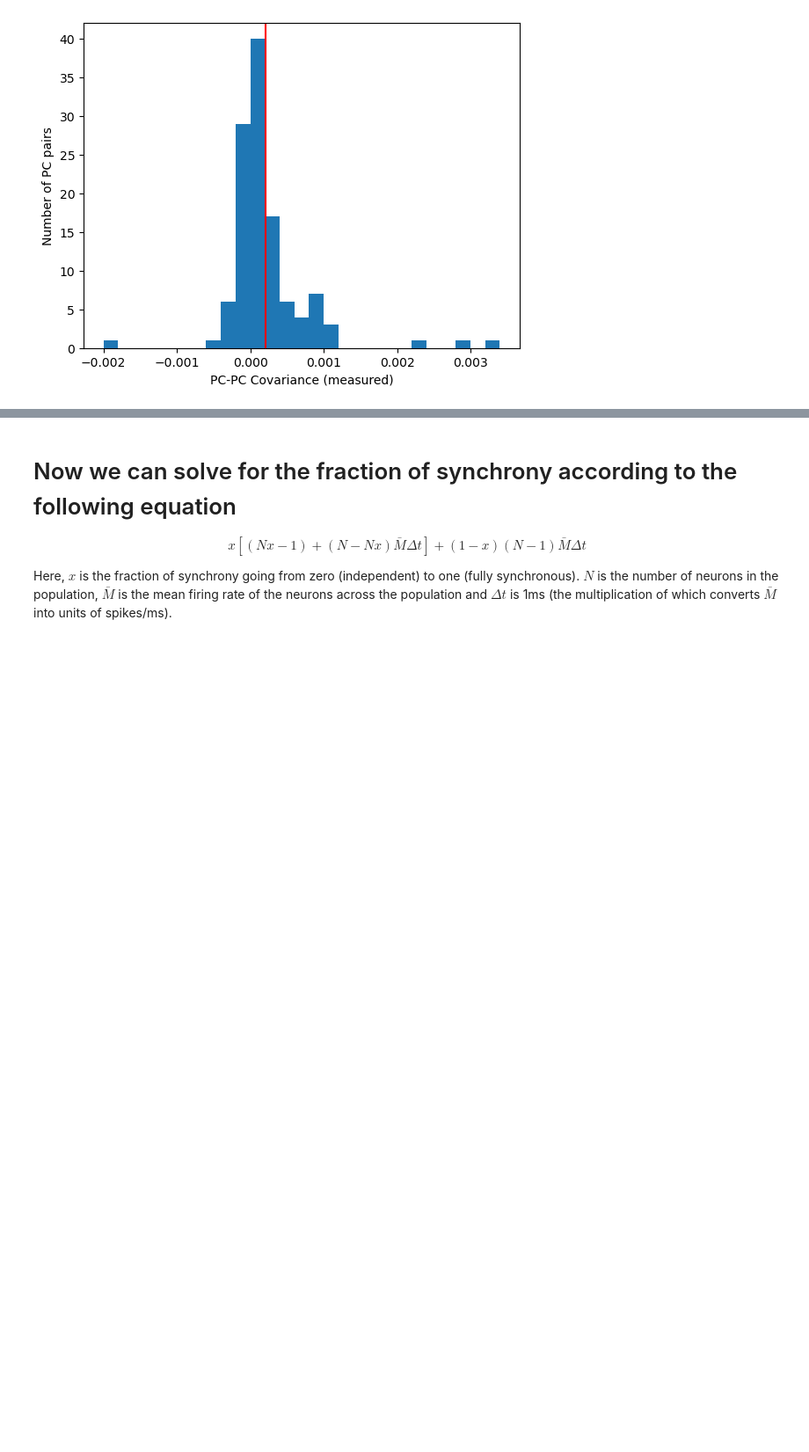
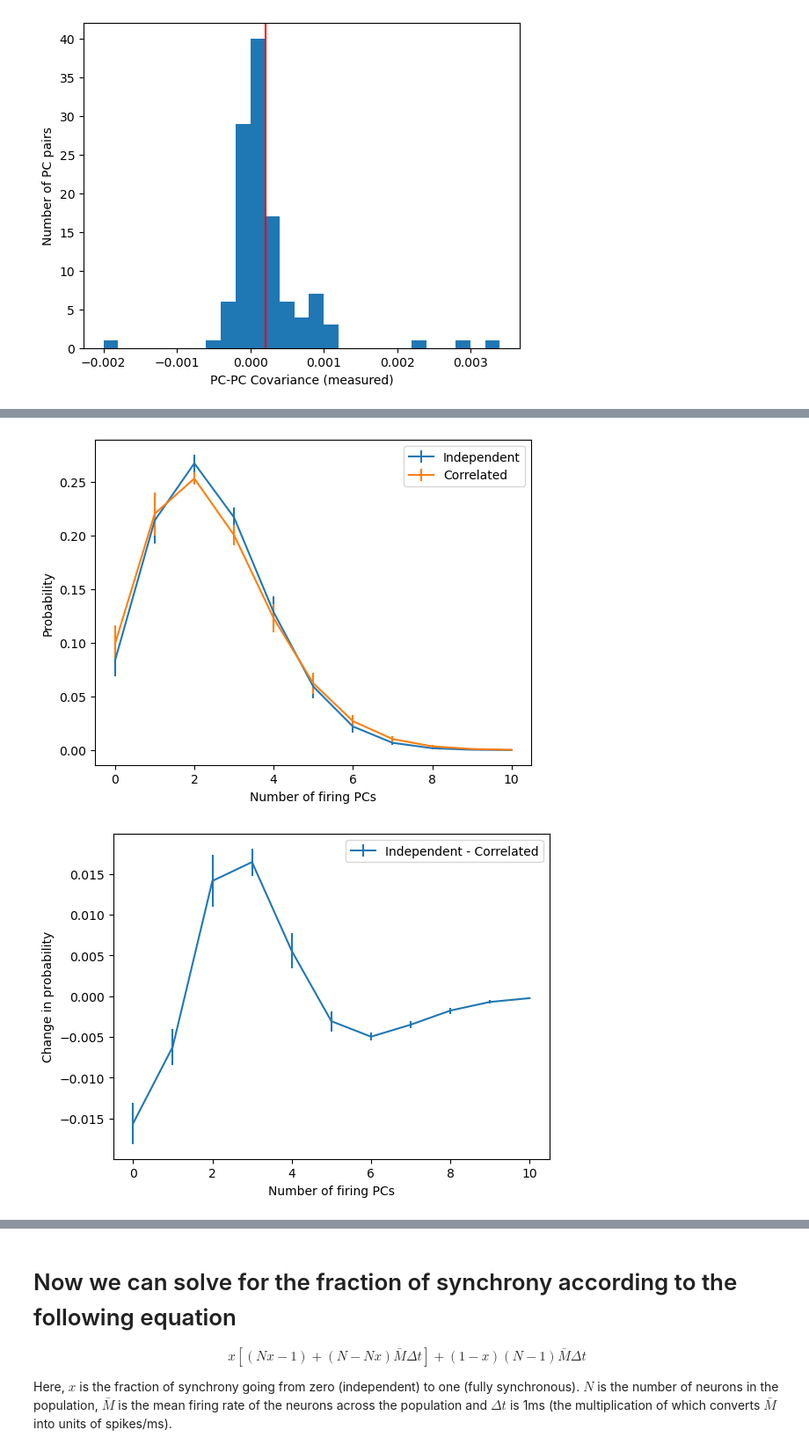
Before and after one commit to herzfeldd/PCPopulationSynchrony, a Jupyter notebook: pc_model.ipynb, the cells around one changed output, grey strips where cells are left out. Shown: that part at 88% size. Cells and saved outputs as stored; diff of their text form; code cells hidden in the pictures; blank space fills up the shorter version.

```diff
--- a/pc_model.ipynb
+++ b/pc_model.ipynb
@@ -169,18 +200,24 @@ num_excess_correlated_spikes = zeros(num_simulations) # Note that "excess" here
 mean_rate_independent = zeros(num_simulations)
 mean_rate_correlated = zeros(num_simulations)
 
+num_spikes_axis = 0:10
+probability_independent_spikes = zeros(num_simulations, length(num_spikes_axis))
+probability_correlated_spikes = zeros(num_simulations, length(num_spikes_axis))
+
 for sim_num = 1:num_simulations
     simulated_firing_rates = rand(mean_firing_rates, num_neurons);
     mv_independent = estimate_multivariate_distribution(simulated_firing_rates);
     independent_spiketrains = generate_spiketrain_from_multivariate_distribution(mv_independent, duration=600, absolute_refractory_period=0);
     num_excess_independent_spikes[sim_num] = mean_simultaneous_spikes(independent_spiketrains)
     mean_rate_independent[sim_num] = 1000 .* mean(independent_spiketrains)
+    probability_independent_spikes[sim_num, :] = probability_population_spikes(independent_spiketrains, num_spikes_axis)
 
     covariance_matrix = generate_covariance_matrix(simulated_firing_rates, pairwise_covariance)
     mv_correlated = estimate_multivariate_distribution(simulated_firing_rates, covariance_matrix);
     correlated_spiketrains = generate_spiketrain_from_multivariate_distribution(mv_correlated, duration=600, absolute_refractory_period=0);
     num_excess_correlated_spikes[sim_num] = mean_simultaneous_spikes(correlated_spiketrains)
     mean_rate_correlated[sim_num] = 1000 .* mean(correlated_spiketrains)
+    probability_correlated_spikes[sim_num, :] = probability_population_spikes(correlated_spiketrains, num_spikes_axis)
 end
 println("Num independent spikes given one neuron spiked (mean +/- std): $(mean(num_excess_independent_spikes)) +/- $(std(num_excess_independent_spikes))")
 println("Num non-independent spikes given one neuron spiked (mean +/- std): $(mean(num_excess_correlated_spikes)) +/- $(std(num_excess_correlated_spikes))")
@@ -189,0 +231,18 @@ Num non-independent spikes given one neuron spiked (mean +/- std): 2.50809760724
+# %%
+figure()
+errorbar(collect(num_spikes_axis), dropdims(mean(probability_independent_spikes, dims=1), dims=1), dropdims(std(probability_independent_spikes, dims=1), dims=1), label="Independent")
+errorbar(collect(num_spikes_axis), dropdims(mean(probability_correlated_spikes, dims=1), dims=1), dropdims(std(probability_correlated_spikes, dims=1), dims=1), label="Correlated")
+legend()
+xlabel("Number of firing PCs")
+ylabel("Probability")
+save_figure_composer("/tmp/probabilities.fyp")
+
+figure()
+errorbar(collect(num_spikes_axis), dropdims(mean(probability_independent_spikes .- probability_correlated_spikes, dims=1), dims=1), dropdims(std(probability_correlated_spikes .- probability_independent_spikes, dims=1), dims=1), label="Independent - Correlated")
+legend()
+xlabel("Number of firing PCs")
+ylabel("Change in probability")
+save_figure_composer("/tmp/delta_probabilities.fyp")
+# %% [output]
+[figure, added]
+[figure, added]
```
Also changed, not shown: parts of 5 cells of this notebook, 2 other files.
